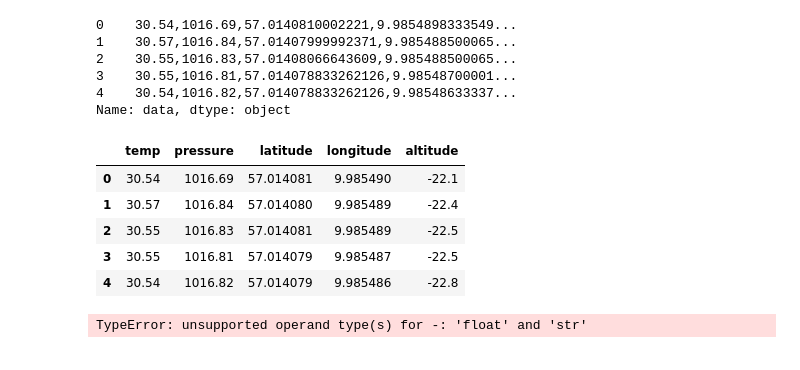
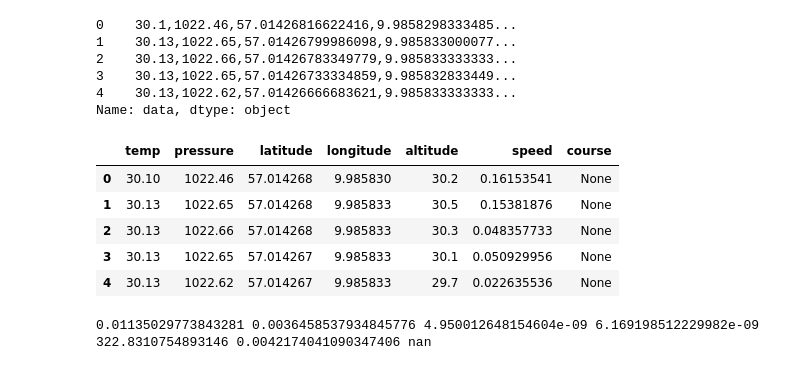
Before and after one commit to JensMoeslund/gps-miniprojekt, a Jupyter notebook: data_proc.ipynb, the cells around one changed output. Saved outputs shown, nothing was run; the diff lists cells and outputs as text; code cells hidden in the pictures.

```diff
--- a/data_proc.ipynb
+++ b/data_proc.ipynb
@@ -3,32 +3,44 @@ import pandas as pd
 import numpy as np
 import matplotlib.pyplot as plt
 # %%
-with open('steady_data.json') as f:
+with open('steady_data_2.json') as f:
     data = pd.read_json(f)
 
 data['data'].head()
 # %% [output]
-0    30.54,1016.69,57.0140810002221,9.9854898333549...
-1    30.57,1016.84,57.01407999992371,9.985488500065...
-2    30.55,1016.83,57.01408066643609,9.985488500065...
-3    30.55,1016.81,57.014078833262126,9.98548700001...
-4    30.54,1016.82,57.014078833262126,9.98548633337...
+0    30.1,1022.46,57.01426816622416,9.9858298333485...
+1    30.13,1022.65,57.01426799986098,9.985833000077...
+2    30.13,1022.66,57.01426783349779,9.985833333333...
+3    30.13,1022.65,57.01426733334859,9.985832833449...
+4    30.13,1022.62,57.01426666683621,9.985833333333...
 Name: data, dtype: object
 # %%
-df = pd.DataFrame(columns=['temp','pressure','latitude','longitude','altitude'])
-for i,line in enumerate(data['data']):
+df = pd.DataFrame(
+    columns=["temp", "pressure", "latitude", "longitude", "altitude", "speed", "course"]
+)
+for i, line in enumerate(data["data"]):
     a = line.split(",")
-    df.loc[i] = [float(a[0]),float(a[1]),float(a[2]),float(a[3]),(a[4][5:-1] if a[4] != 'None' else None)]
-df.head()
+    df.loc[i] = [
+        float(a[0]),
+        float(a[1]),
+        float(a[2]),
+        float(a[3]),
+        (a[4][5:-1] if a[4] != "None" else None),
+        (a[5][5:-1] if a[5] != "None" else None),
+        (a[6][5:-1] if a[6] != "None" else None),
+    ]
 # %% [output]
-|  | temp | pressure | latitude | longitude | altitude |
-| 0 | 30.54 | 1016.69 | 57.014081 | 9.985490 | -22.1 |
-| 1 | 30.57 | 1016.84 | 57.014080 | 9.985489 | -22.4 |
-| 2 | 30.55 | 1016.83 | 57.014081 | 9.985489 | -22.5 |
-| 3 | 30.55 | 1016.81 | 57.014079 | 9.985487 | -22.5 |
-| 4 | 30.54 | 1016.82 | 57.014079 | 9.985486 | -22.8 |
+|  | temp | pressure | latitude | longitude | altitude | speed | course |
+| 0 | 30.10 | 1022.46 | 57.014268 | 9.985830 | 30.2 | 0.16153541 | None |
+| 1 | 30.13 | 1022.65 | 57.014268 | 9.985833 | 30.5 | 0.15381876 | None |
+| 2 | 30.13 | 1022.66 | 57.014268 | 9.985833 | 30.3 | 0.048357733 | None |
+| 3 | 30.13 | 1022.65 | 57.014267 | 9.985833 | 30.1 | 0.050929956 | None |
+| 4 | 30.13 | 1022.62 | 57.014267 | 9.985833 | 29.7 | 0.022635536 | None |
-# %%
-b = df['altitude'].dropna()
-b.var()
-# %% [output]
-TypeError: unsupported operand type(s) for -: 'float' and 'str'
+# %%
+#print all the variation of the different columns
+b = df['altitude'].dropna().astype(float)
+c = df['speed'].dropna().astype(float)
+d = df['course'].dropna().astype(float)
+print(df['temp'].var(),df['pressure'].var(),df['latitude'].var(),df['longitude'].var(),b.var(),c.var(),d.var())
+# %% [output]
+0.01135029773843281 0.0036458537934845776 4.950012648154604e-09 6.169198512229982e-09 322.8310754893146 0.0042174041090347406 nan
```
Also changed, not shown: parts of 3 cells of this notebook, 5 other files.
